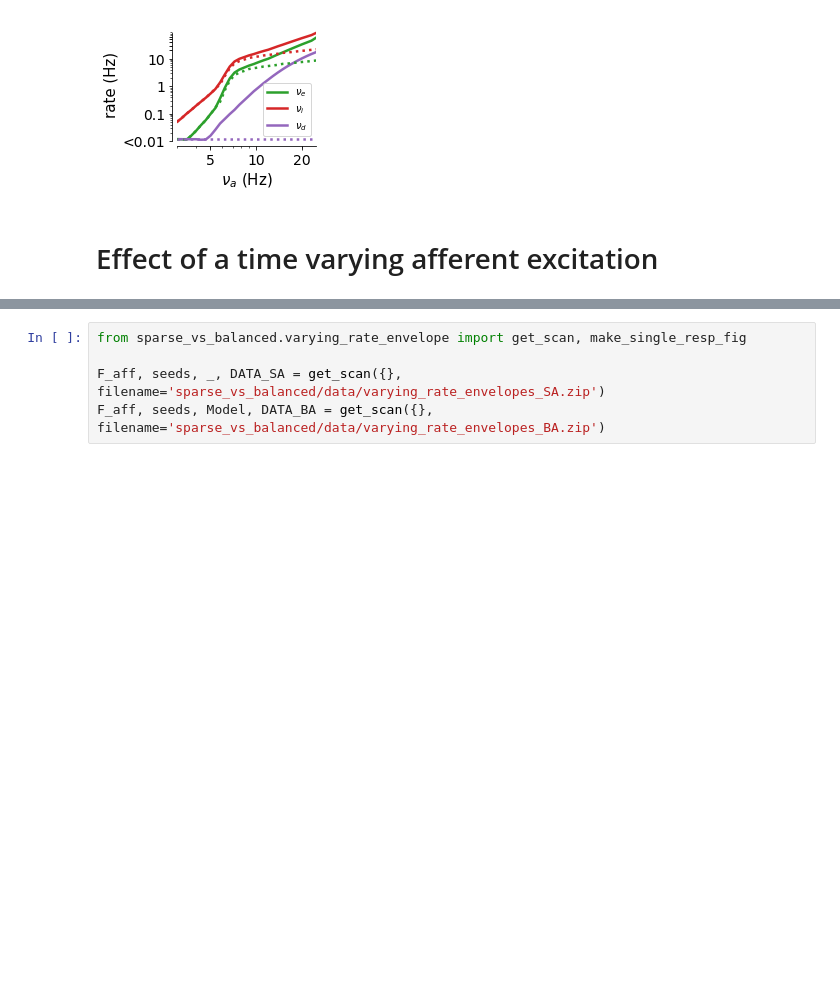
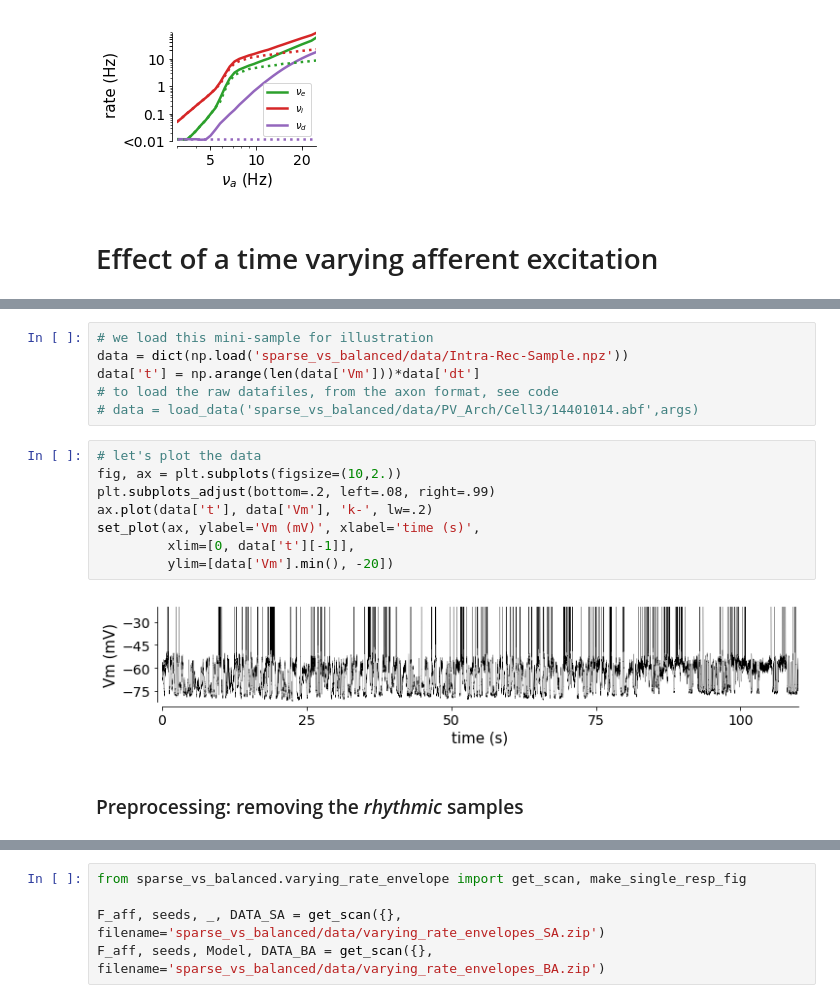
Before and after one commit to yzerlaut/notebook_papers, a Jupyter notebook: The_Spectrum_of_Asynch_Dynamics_2018.ipynb, the cells around one changed output, grey strips where cells are left out. Drawn from its saved outputs; the diff is of its cells as text; blank space fills up the shorter version.

```diff
--- a/The_Spectrum_of_Asynch_Dynamics_2018.ipynb
+++ b/The_Spectrum_of_Asynch_Dynamics_2018.ipynb
@@ -922,0 +910,18 @@ fig.savefig(desktop+'temp.svg')
+# %%
+# we load this mini-sample for illustration
+data = dict(np.load('sparse_vs_balanced/data/Intra-Rec-Sample.npz'))
+data['t'] = np.arange(len(data['Vm']))*data['dt']
+# to load the raw datafiles, from the axon format, see code
+# data = load_data('sparse_vs_balanced/data/PV_Arch/Cell3/14401014.abf',args)
+# %%
+# let's plot the data
+fig, ax = plt.subplots(figsize=(10,2.))
+plt.subplots_adjust(bottom=.2, left=.08, right=.99)
+ax.plot(data['t'], data['Vm'], 'k-', lw=.2)
+set_plot(ax, ylabel='Vm (mV)', xlabel='time (s)',
+         xlim=[0, data['t'][-1]],
+         ylim=[data['Vm'].min(), -20])
+# %% [output]
+[figure, added]
+# %% [markdown]
+### Preprocessing: removing the *rhythmic* samples
```
Also changed, not shown: parts of 34 cells of this notebook.
